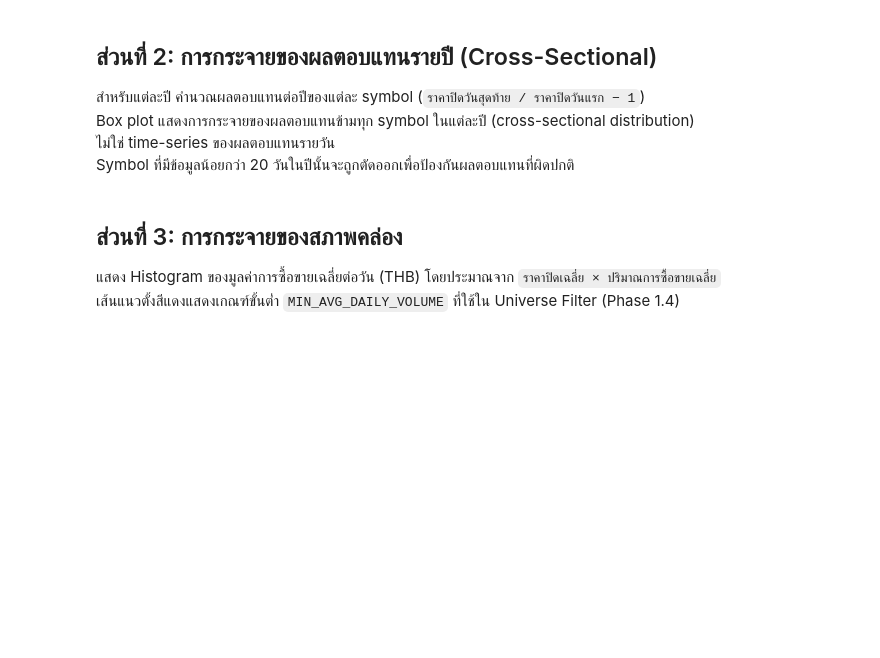
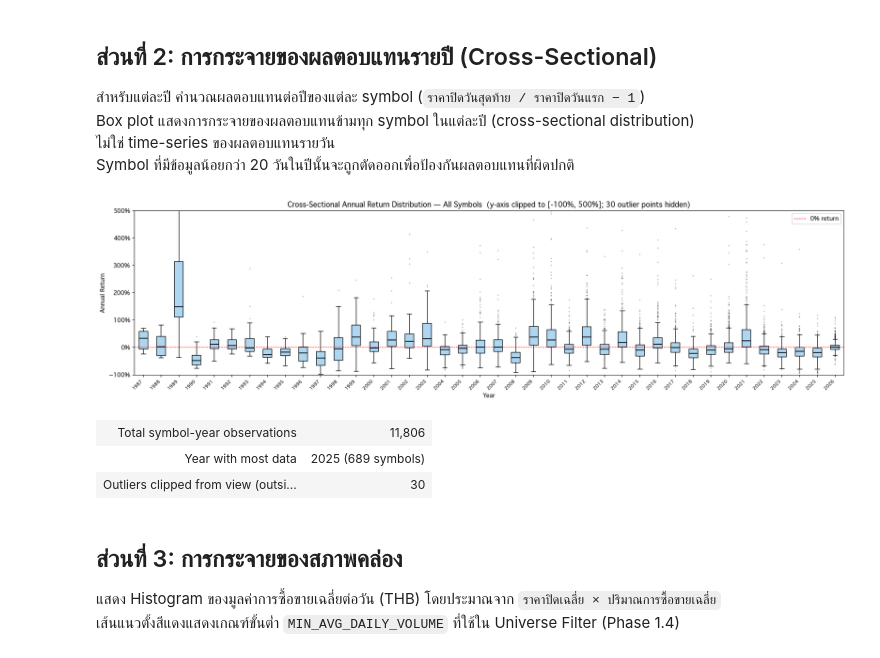
Before and after one commit to lumduan/csm-set, a Jupyter notebook: notebooks/01_data_exploration.ipynb, the cells around one changed output. Cells and saved outputs as stored; diff of their text form; code cells hidden in the pictures; blank space fills up the shorter version.

```diff
--- a/notebooks/01_data_exploration.ipynb
+++ b/notebooks/01_data_exploration.ipynb
@@ -106,7 +144,7 @@ Symbol ที่มีข้อมูลน้อยกว่า 20 วันใ
 # %%
 # Section 2 — Annual cross-sectional return distribution
 if not symbol_keys:
-    print("⚠ DATA NOT AVAILABLE — data/raw/ is empty. Run fetch_history.py first.")
+    display(HTML("<div style='color:orange;font-weight:bold;'>⚠ DATA NOT AVAILABLE — data/raw/ is empty. Run fetch_history.py first.</div>"))
 else:
     annual_returns_by_year: dict[int, list[float]] = {}
     for key in symbol_keys:
@@ -116,39 +154,67 @@ else:
             close.index = pd.DatetimeIndex(close.index).tz_localize(None)
             # Group by calendar year; compute first/last valid close per year
             for yr, grp in close.groupby(close.index.year):
                 if len(grp) < 20:
                     continue
                 first_val = float(grp.iloc[0])
                 last_val = float(grp.iloc[-1])
                 if first_val <= 0:
                     continue
                 ret = (last_val / first_val) - 1.0
                 annual_returns_by_year.setdefault(int(yr), []).append(ret)
         except Exception:
             continue
 
     years = sorted(annual_returns_by_year)
     data_by_year = [annual_returns_by_year[yr] for yr in years]
 
+    Y_MAX = 5.0   # clip display at +500%
+    Y_MIN = -1.0  # clip display at -100%
+
+    # Count clipped outliers for annotation
+    n_clipped = sum(
+        1 for rets in data_by_year for r in rets if r > Y_MAX or r < Y_MIN
+    )
+
     fig, ax = plt.subplots(figsize=(18, 5))
     bp = ax.boxplot(data_by_year, labels=years, patch_artist=True,
                     medianprops=dict(color="black", linewidth=1.5),
                     flierprops=dict(marker=".", markersize=2, alpha=0.3))
     for patch in bp["boxes"]:
         patch.set_facecolor("#AED6F1")
     ax.axhline(0, color="red", linewidth=0.8, linestyle="--", label="0% return")
+    ax.set_ylim(Y_MIN, Y_MAX)
     ax.set_xticklabels(years, rotation=45, ha="right", fontsize=8)
     ax.yaxis.set_major_formatter(mticker.PercentFormatter(xmax=1, decimals=0))
-    ax.set_xlabel("ปี")
-    ax.set_ylabel("ผลตอบแทนต่อปี")
-    ax.set_title("การกระจายของผลตอบแทนรายปี (Cross-Sectional) — ทุก Symbol")
+    ax.set_xlabel("Year")
+    ax.set_ylabel("Annual Return")
+    ax.set_title(
+        f"Cross-Sectional Annual Return Distribution — All Symbols"
+        f"  (y-axis clipped to [{Y_MIN:.0%}, {Y_MAX:.0%}]; {n_clipped:,} outlier points hidden)"
+    )
     ax.legend()
     plt.tight_layout()
     plt.show()
+
     total_obs = sum(len(v) for v in data_by_year)
-    print(f"จำนวน symbol-year observations ทั้งหมด: {total_obs:,}")
-    print(f"ปีที่มีข้อมูลมากที่สุด: {years[np.argmax([len(v) for v in data_by_year])]}"
-          f" ({max(len(v) for v in data_by_year):,} symbols)")
+    best_yr_idx = int(np.argmax([len(v) for v in data_by_year]))
+    best_yr = years[best_yr_idx]
+    best_cnt = max(len(v) for v in data_by_year)
+    display(HTML(f"""
+<table style="border-collapse:collapse;font-size:14px;font-family:monospace;">
+  <tr><td style="padding:4px 24px 4px 0;color:#888;">Total symbol-year observations</td>
+      <td style="padding:4px 0;font-weight:bold;">{total_obs:,}</td></tr>
+  <tr><td style="padding:4px 24px 4px 0;color:#888;">Year with most data</td>
+      <td style="padding:4px 0;font-weight:bold;">{best_yr} ({best_cnt:,} symbols)</td></tr>
+  <tr><td style="padding:4px 24px 4px 0;color:#888;">Outliers clipped from view (outside {Y_MIN:.0%}–{Y_MAX:.0%})</td>
+      <td style="padding:4px 0;font-weight:bold;">{n_clipped:,}</td></tr>
+</table>
+"""))
+# %% [output]
+[figure, added]
+| Total symbol-year observations | 11,806 |
+| Year with most data | 2025 (689 symbols) |
+| Outliers clipped from view (outsi... | 30 |
 # %% [markdown]
 ## ส่วนที่ 3: การกระจายของสภาพคล่อง
 
```
Also changed, not shown: parts of 14 cells of this notebook, 9 other files.
